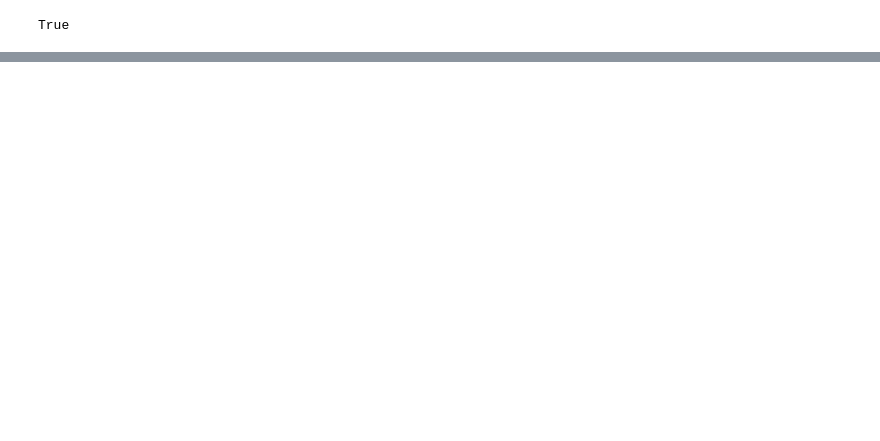
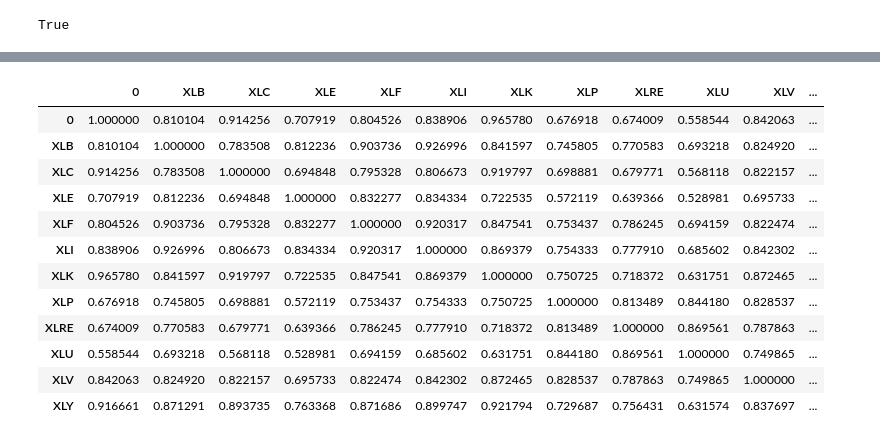
Before and after one commit to GCoeder/PortfolioManagement, a Jupyter notebook: project_code.ipynb, the cells around one changed output, grey strips where cells are left out. Saved outputs shown, nothing was run; the diff lists cells and outputs as text; code cells hidden in the pictures; blank space fills up the shorter version.

```diff
--- a/project_code.ipynb
+++ b/project_code.ipynb
@@ -136,0 +123,18 @@ Length: 756, dtype: float64
+# %%
+#run correlation
+correlation= port_corr.corr()
+correlation
+# %% [output]
+|  | 0 | XLB | XLC | XLE | XLF | XLI | XLK | XLP | XLRE | XLU | XLV | ... |
+| 0 | 1.000000 | 0.810104 | 0.914256 | 0.707919 | 0.804526 | 0.838906 | 0.965780 | 0.676918 | 0.674009 | 0.558544 | 0.842063 | ... |
+| XLB | 0.810104 | 1.000000 | 0.783508 | 0.812236 | 0.903736 | 0.926996 | 0.841597 | 0.745805 | 0.770583 | 0.693218 | 0.824920 | ... |
+| XLC | 0.914256 | 0.783508 | 1.000000 | 0.694848 | 0.795328 | 0.806673 | 0.919797 | 0.698881 | 0.679771 | 0.568118 | 0.822157 | ... |
+| XLE | 0.707919 | 0.812236 | 0.694848 | 1.000000 | 0.832277 | 0.834334 | 0.722535 | 0.572119 | 0.639366 | 0.528981 | 0.695733 | ... |
+| XLF | 0.804526 | 0.903736 | 0.795328 | 0.832277 | 1.000000 | 0.920317 | 0.847541 | 0.753437 | 0.786245 | 0.694159 | 0.822474 | ... |
+| XLI | 0.838906 | 0.926996 | 0.806673 | 0.834334 | 0.920317 | 1.000000 | 0.869379 | 0.754333 | 0.777910 | 0.685602 | 0.842302 | ... |
+| XLK | 0.965780 | 0.841597 | 0.919797 | 0.722535 | 0.847541 | 0.869379 | 1.000000 | 0.750725 | 0.718372 | 0.631751 | 0.872465 | ... |
+| XLP | 0.676918 | 0.745805 | 0.698881 | 0.572119 | 0.753437 | 0.754333 | 0.750725 | 1.000000 | 0.813489 | 0.844180 | 0.828537 | ... |
+| XLRE | 0.674009 | 0.770583 | 0.679771 | 0.639366 | 0.786245 | 0.777910 | 0.718372 | 0.813489 | 1.000000 | 0.869561 | 0.787863 | ... |
+| XLU | 0.558544 | 0.693218 | 0.568118 | 0.528981 | 0.694159 | 0.685602 | 0.631751 | 0.844180 | 0.869561 | 1.000000 | 0.749865 | ... |
+| XLV | 0.842063 | 0.824920 | 0.822157 | 0.695733 | 0.822474 | 0.842302 | 0.872465 | 0.828537 | 0.787863 | 0.749865 | 1.000000 | ... |
+| XLY | 0.916661 | 0.871291 | 0.893735 | 0.763368 | 0.871686 | 0.899747 | 0.921794 | 0.729687 | 0.756431 | 0.631574 | 0.837697 | ... |
```
Also changed, not shown: parts of 12 cells of this notebook.
